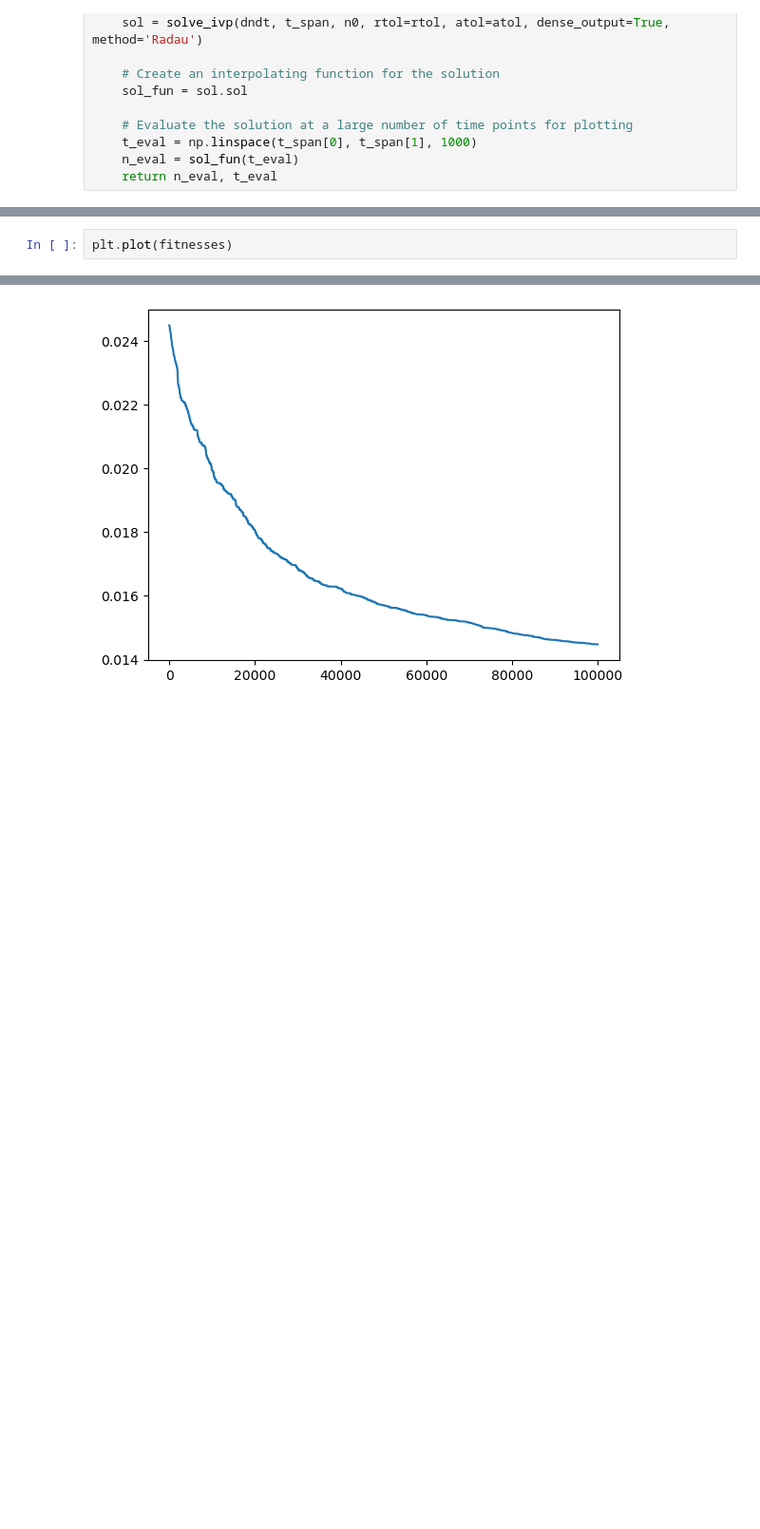
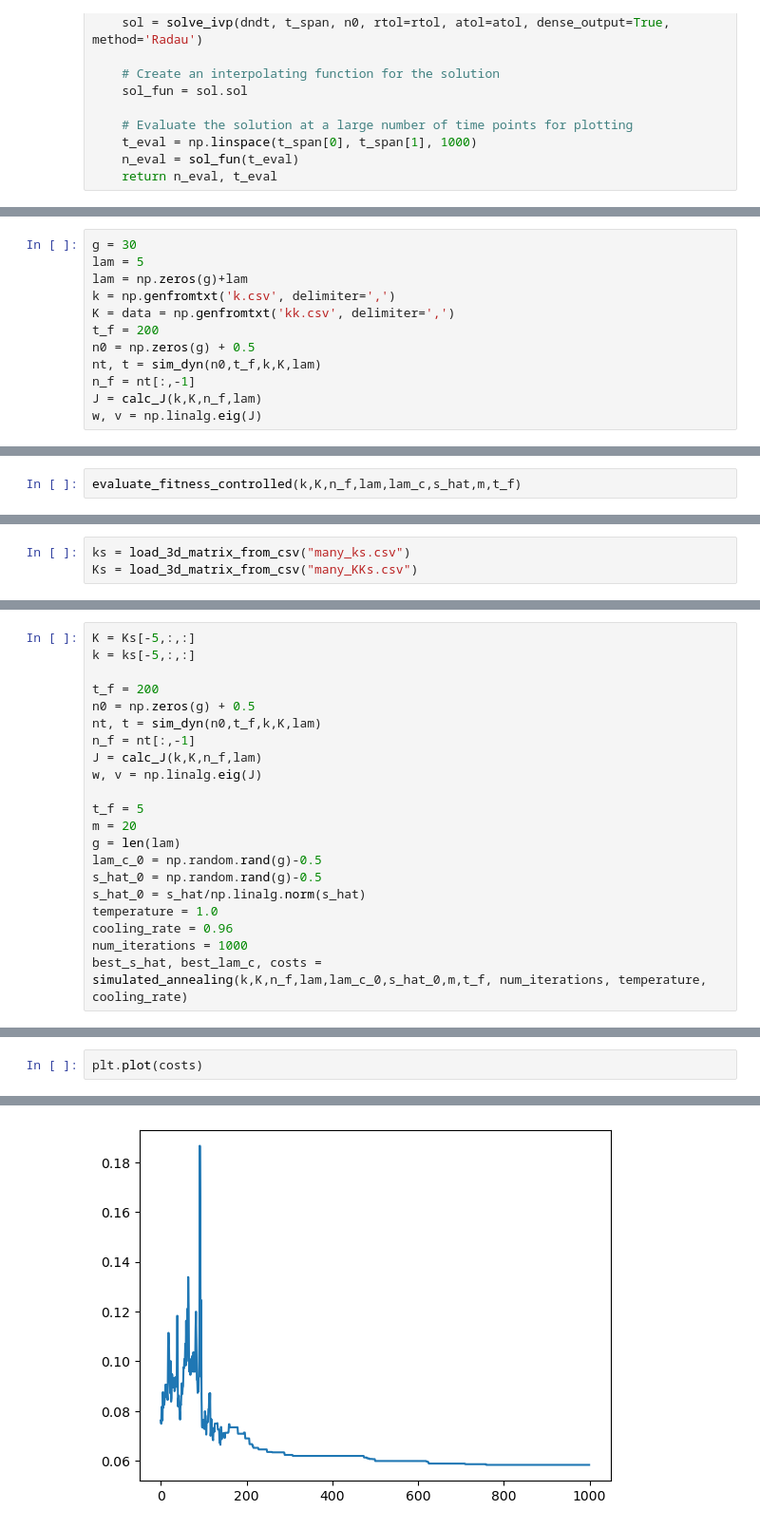
Before and after one commit to GeroyUsilov/duality_robustness, a Jupyter notebook: new_controller.ipynb, the cells around one changed output, grey strips where cells are left out. Shown at 95% size. Cells and saved outputs as stored; diff of their text form; blank space fills up the shorter version.

Commit message:
many edits

```diff
--- a/new_controller.ipynb
+++ b/new_controller.ipynb
@@ -114,0 +105,12 @@ array([-2.92653396+0.j        , -6.40075172+0.j        ,
+# %%
+g = 30
+lam = 5
+lam = np.zeros(g)+lam
+k = np.genfromtxt('k.csv', delimiter=',')
+K = data = np.genfromtxt('kk.csv', delimiter=',')
+t_f = 200
+n0 = np.zeros(g) + 0.5
+nt, t = sim_dyn(n0,t_f,k,K,lam)
+n_f = nt[:,-1]
+J = calc_J(k,K,n_f,lam)
+w, v = np.linalg.eig(J)
@@ -241,0 +207,2 @@ for i in tqdm(range(100000)):
+# %%
+evaluate_fitness_controlled(k,K,n_f,lam,lam_c,s_hat,m,t_f)
@@ -241,0 +254,3 @@ for i in tqdm(range(100000)):
+# %%
+ks = load_3d_matrix_from_csv("many_ks.csv")
+Ks = load_3d_matrix_from_csv("many_KKs.csv")
@@ -241,0 +276,21 @@ for i in tqdm(range(100000)):
+# %%
+K = Ks[-5,:,:]
+k = ks[-5,:,:]
+
+t_f = 200
+n0 = np.zeros(g) + 0.5
+nt, t = sim_dyn(n0,t_f,k,K,lam)
+n_f = nt[:,-1]
+J = calc_J(k,K,n_f,lam)
+w, v = np.linalg.eig(J)
+
+t_f = 5
+m = 20
+g = len(lam)
+lam_c_0 = np.random.rand(g)-0.5
+s_hat_0 = np.random.rand(g)-0.5
+s_hat_0 = s_hat/np.linalg.norm(s_hat)
+temperature = 1.0
+cooling_rate = 0.96
+num_iterations = 1000
+best_s_hat, best_lam_c, costs = simulated_annealing(k,K,n_f,lam,lam_c_0,s_hat_0,m,t_f, num_iterations, temperature, cooling_rate)
@@ -242,5 +313,5 @@ for i in tqdm(range(100000)):
 # %%
-plt.plot(fitnesses)
+plt.plot(costs)
 # %% [output]
 [<matplotlib.lines.Line2D at 0x...>]
-[figure, old version]
+[figure, new version]
```
Also changed, not shown: parts of 56 cells of this notebook, 52 other files.
